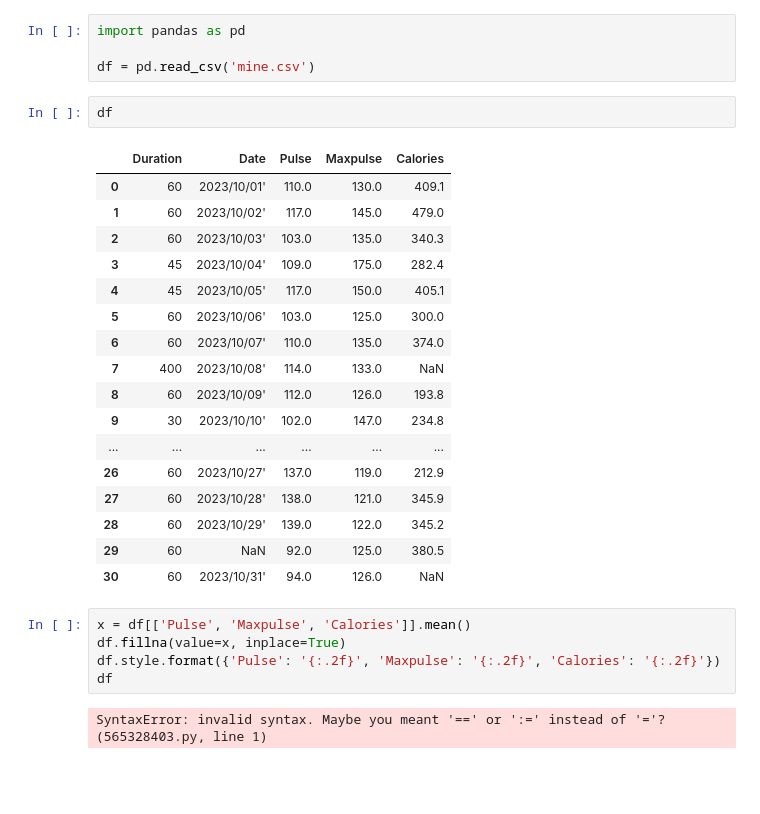
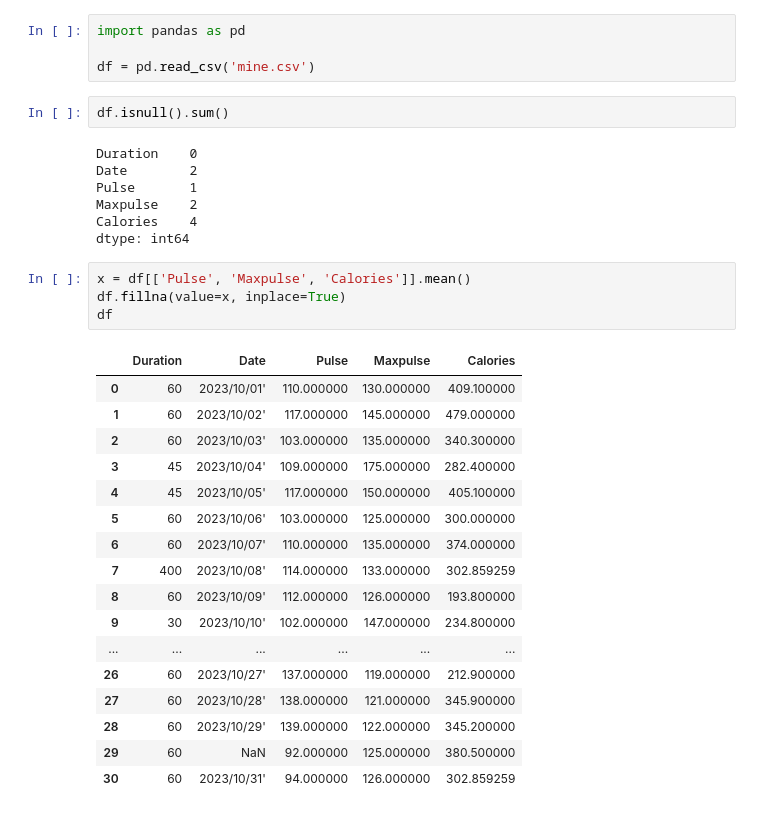
Before and after one commit to Judith456/Python-Evening-Class, a Jupyter notebook: DataScienceCodes/mine.ipynb, the cells around one changed output. Saved outputs shown, nothing was run; the diff lists cells and outputs as text; blank space fills up the shorter version.

```diff
--- a/DataScienceCodes/mine.ipynb
+++ b/DataScienceCodes/mine.ipynb
@@ -10,29 +10,33 @@ import pandas as pd
 
 df = pd.read_csv('mine.csv')
 # %%
-df
+df.isnull().sum()
 # %% [output]
-|  | Duration | Date | Pulse | Maxpulse | Calories |
-| 0 | 60 | 2023/10/01' | 110.0 | 130.0 | 409.1 |
-| 1 | 60 | 2023/10/02' | 117.0 | 145.0 | 479.0 |
-| 2 | 60 | 2023/10/03' | 103.0 | 135.0 | 340.3 |
-| 3 | 45 | 2023/10/04' | 109.0 | 175.0 | 282.4 |
-| 4 | 45 | 2023/10/05' | 117.0 | 150.0 | 405.1 |
-| 5 | 60 | 2023/10/06' | 103.0 | 125.0 | 300.0 |
-| 6 | 60 | 2023/10/07' | 110.0 | 135.0 | 374.0 |
-| 7 | 400 | 2023/10/08' | 114.0 | 133.0 | NaN |
-| 8 | 60 | 2023/10/09' | 112.0 | 126.0 | 193.8 |
-| 9 | 30 | 2023/10/10' | 102.0 | 147.0 | 234.8 |
-| ... | ... | ... | ... | ... | ... |
-| 26 | 60 | 2023/10/27' | 137.0 | 119.0 | 212.9 |
-| 27 | 60 | 2023/10/28' | 138.0 | 121.0 | 345.9 |
-| 28 | 60 | 2023/10/29' | 139.0 | 122.0 | 345.2 |
-| 29 | 60 | NaN | 92.0 | 125.0 | 380.5 |
-| 30 | 60 | 2023/10/31' | 94.0 | 126.0 | NaN |
+Duration    0
+Date        2
+Pulse       1
+Maxpulse    2
+Calories    4
+dtype: int64
 # %%
 x = df[['Pulse', 'Maxpulse', 'Calories']].mean()
 df.fillna(value=x, inplace=True)
-df.style.format({'Pulse': '{:.2f}', 'Maxpulse': '{:.2f}', 'Calories': '{:.2f}'})
 df
 # %% [output]
-SyntaxError: invalid syntax. Maybe you meant '==' or ':=' instead of '='? (565328403.py, line 1)
+|  | Duration | Date | Pulse | Maxpulse | Calories |
+| 0 | 60 | 2023/10/01' | 110.000000 | 130.000000 | 409.100000 |
+| 1 | 60 | 2023/10/02' | 117.000000 | 145.000000 | 479.000000 |
+| 2 | 60 | 2023/10/03' | 103.000000 | 135.000000 | 340.300000 |
+| 3 | 45 | 2023/10/04' | 109.000000 | 175.000000 | 282.400000 |
+| 4 | 45 | 2023/10/05' | 117.000000 | 150.000000 | 405.100000 |
+| 5 | 60 | 2023/10/06' | 103.000000 | 125.000000 | 300.000000 |
+| 6 | 60 | 2023/10/07' | 110.000000 | 135.000000 | 374.000000 |
+| 7 | 400 | 2023/10/08' | 114.000000 | 133.000000 | 302.859259 |
+| 8 | 60 | 2023/10/09' | 112.000000 | 126.000000 | 193.800000 |
+| 9 | 30 | 2023/10/10' | 102.000000 | 147.000000 | 234.800000 |
+| ... | ... | ... | ... | ... | ... |
+| 26 | 60 | 2023/10/27' | 137.000000 | 119.000000 | 212.900000 |
+| 27 | 60 | 2023/10/28' | 138.000000 | 121.000000 | 345.900000 |
+| 28 | 60 | 2023/10/29' | 139.000000 | 122.000000 | 345.200000 |
+| 29 | 60 | NaN | 92.000000 | 125.000000 | 380.500000 |
+| 30 | 60 | 2023/10/31' | 94.000000 | 126.000000 | 302.859259 |
```
Also changed, not shown: parts of 4 cells of this notebook, 4 other files.
